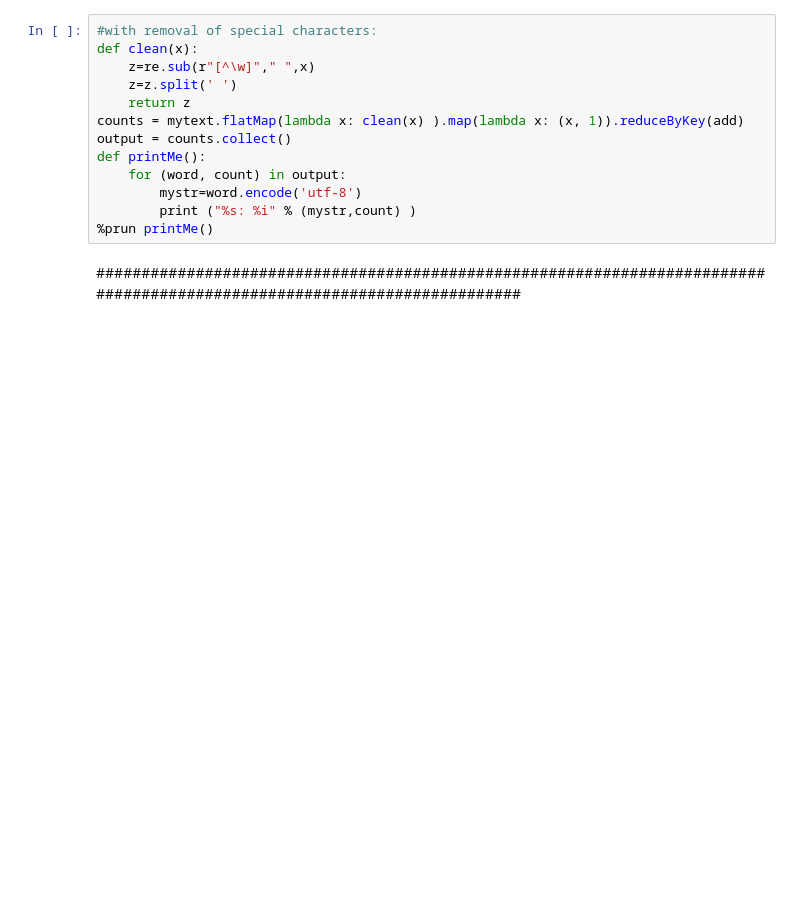
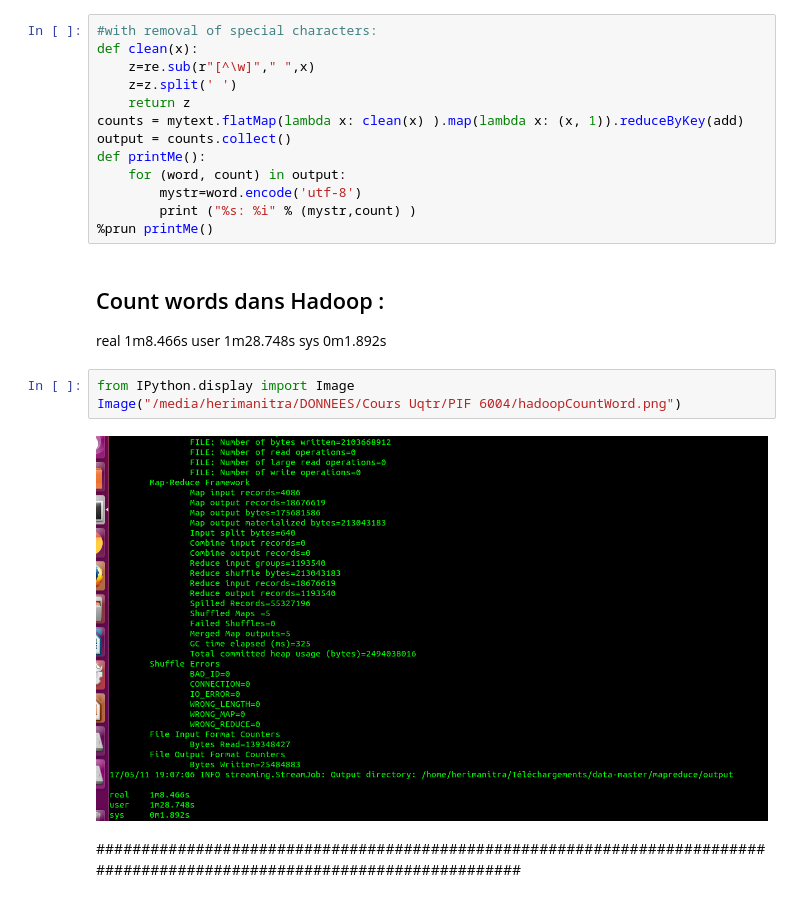
Before and after one commit to RanaivosonHerimanitra/ApacheSparkRecipes, a Jupyter notebook: WordCountAndLOC.ipynb, the cells around one changed output. Saved outputs shown, nothing was run; the diff lists cells and outputs as text; blank space fills up the shorter version.

Commit message:
hadoop benchmark

```diff
--- a/WordCountAndLOC.ipynb
+++ b/WordCountAndLOC.ipynb
@@ -37,6 +37,16 @@ def printMe():
         mystr=word.encode('utf-8')
         print ("%s: %i" % (mystr,count) )
 %prun printMe()
+# %% [markdown]
+## Count words dans Hadoop :
+real	1m8.466s
+user	1m28.748s
+sys	0m1.892s
+# %%
+from IPython.display import Image
+Image("/media/herimanitra/DONNEES/Cours Uqtr/PIF 6004/hadoopCountWord.png")
+# %% [output]
+[figure, added]
 # %% [markdown]
 #########################################################################################################################
 # %% [markdown]
```
Also changed, not shown: 2 other files.
